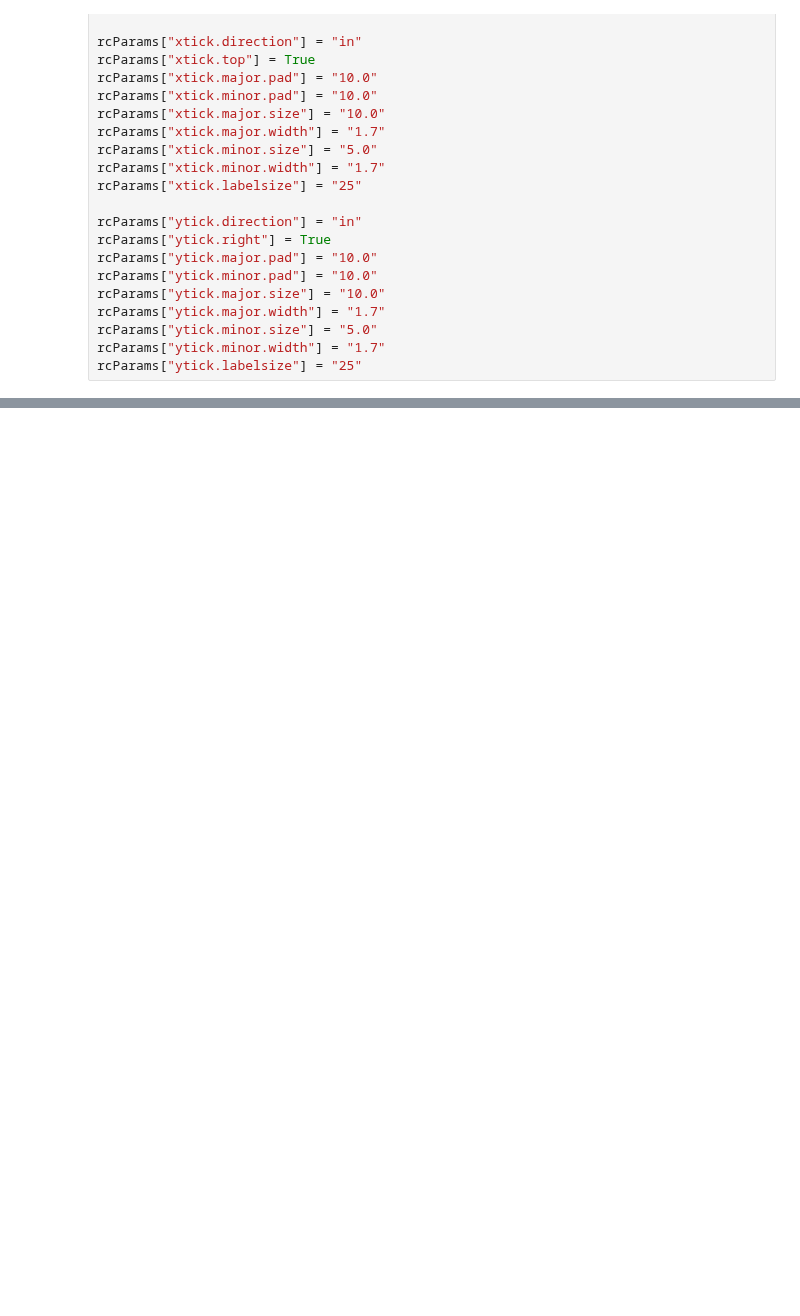
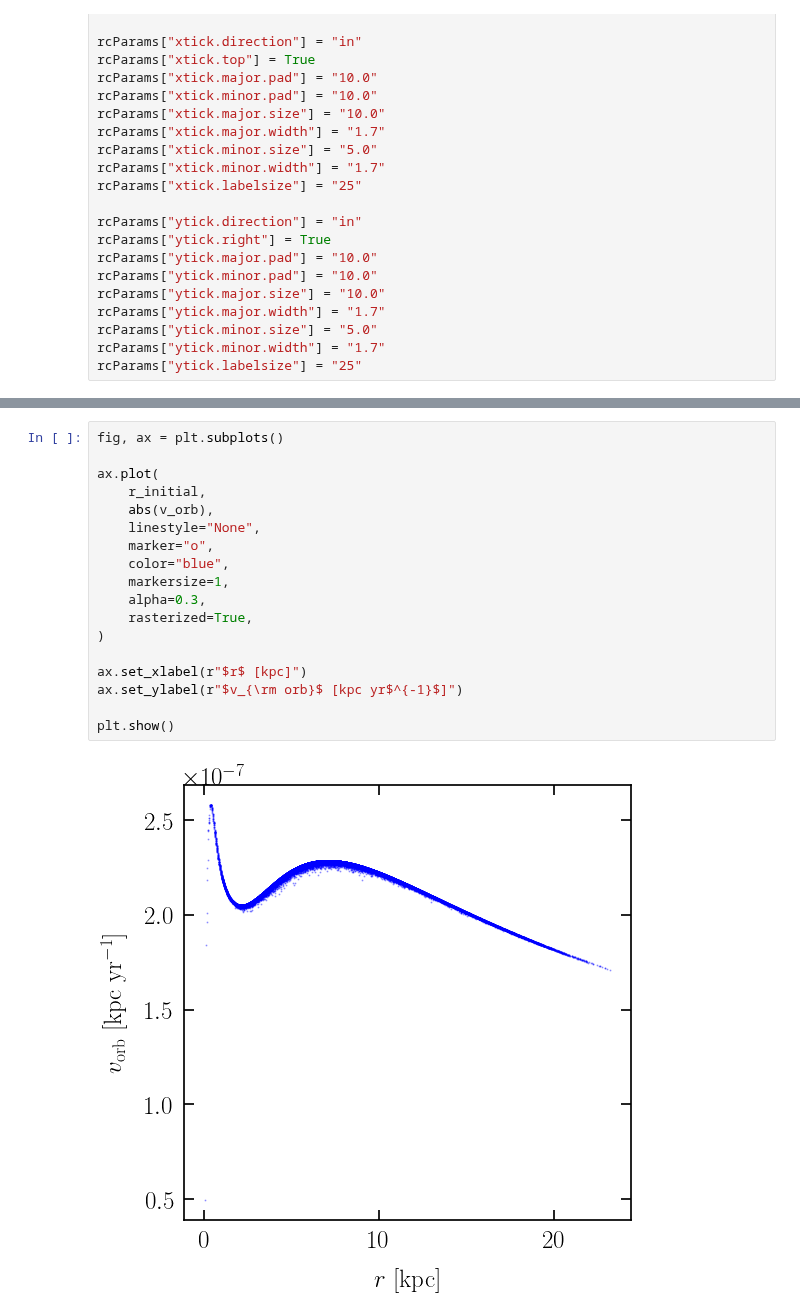
Before and after one commit to ice-csic-astroexotic/ML-Poppyns, a Jupyter notebook: examples/simulator/initial_population_plots.ipynb, the cells around one changed output, grey strips where cells are left out. Cells and saved outputs as stored; diff of their text form; blank space fills up the shorter version.

```diff
--- a/examples/simulator/initial_population_plots.ipynb
+++ b/examples/simulator/initial_population_plots.ipynb
@@ -130,0 +134,20 @@ plt.show()
+# %%
+fig, ax = plt.subplots()
+
+ax.plot(
+    r_initial,
+    abs(v_orb),
+    linestyle="None",
+    marker="o",
+    color="blue",
+    markersize=1,
+    alpha=0.3,
+    rasterized=True,
+)
+
+ax.set_xlabel(r"$r$ [kpc]")
+ax.set_ylabel(r"$v_{\rm orb}$ [kpc yr$^{-1}$]")
+
+plt.show()
+# %% [output]
+[figure, added]
```
Also changed, not shown: parts of 6 cells of this notebook, 1 other file.
